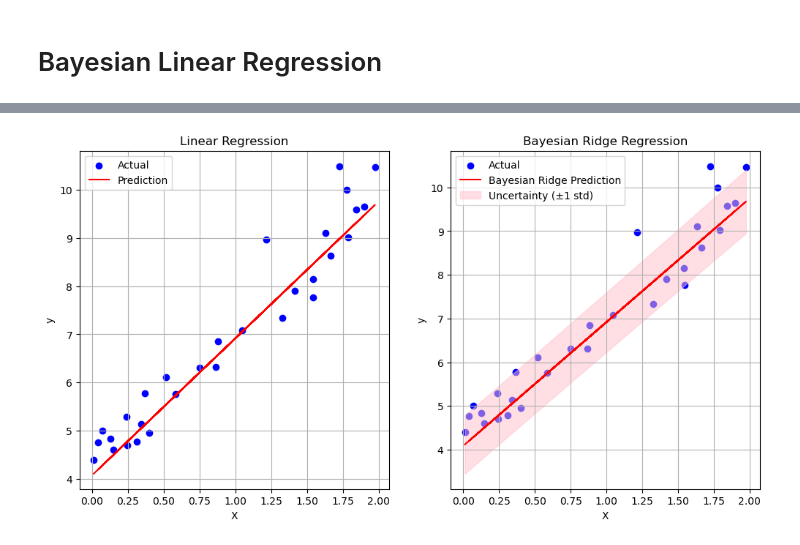
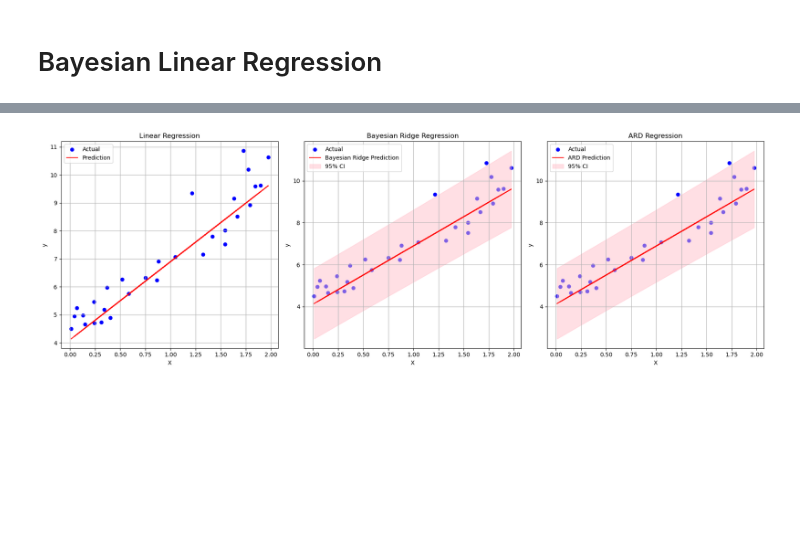
Before and after one commit to nguyenntkn/BayesianLinearRegression, a Jupyter notebook: main.ipynb, the cells around one changed output, grey strips where cells are left out. Cells and saved outputs as stored; diff of their text form; code cells hidden in the pictures; blank space fills up the shorter version.

Commit message:
ARDRegression

```diff
--- a/main.ipynb
+++ b/main.ipynb
@@ -2,85 +2,106 @@
 # Bayesian Linear Regression
 # %%
 import numpy as np
-import pandas as pd
 import matplotlib.pyplot as plt
 from sklearn.model_selection import train_test_split
-from sklearn.linear_model import LinearRegression, BayesianRidge
+from sklearn.linear_model import LinearRegression, BayesianRidge, ARDRegression
 from sklearn.metrics import mean_squared_error, r2_score
 
-noise_factor = 0.7  # Adjust this to increase or decrease noise in the data
+noise_factor = 0.9
 
 # Generate synthetic data
 np.random.seed(42)
-X = 2 * np.random.rand(100, 1)  # np.random.rand generates an array of numbers within [0,1) range. We can specify the array dimensions (rows, columns)
-                                # Times it by 2 to generate numbers within the [0,2) range
+X = 2 * np.random.rand(100, 1)
 y = 4 + 3 * X + np.random.randn(100, 1) * noise_factor
 
-# Split the data into training and testing sets
+# Split the data
 X_train, X_test, y_train, y_test = train_test_split(X, y, test_size=0.3, random_state=42)
 
-# ===================== Simple Linear Regression =====================
-# Train a linear regression model
+# ===================== Linear Regression =====================
 lin_reg = LinearRegression()
 lin_reg.fit(X_train, y_train)
+y_pred_lin = lin_reg.predict(X_test)
 
-# Predict on the test set
-y_pred = lin_reg.predict(X_test)
-
-# Evaluate the model
 print("Simple Linear Regression Results:")
-print(f"Mean Squared Error: {mean_squared_error(y_test, y_pred)}")
-print(f"R^2 Score: {r2_score(y_test, y_pred)}")
+print(f"Mean Squared Error: {mean_squared_error(y_test, y_pred_lin):.4f}")
+print(f"R^2 Score: {r2_score(y_test, y_pred_lin):.4f}")
 print("Coefficient:", lin_reg.coef_)
 print("Intercept:", lin_reg.intercept_)
 
-# ===================== Bayesian Linear Regression =====================
-# Train a linear regression model
+# ===================== Bayesian Ridge =====================
 bayes_reg = BayesianRidge()
 bayes_reg.fit(X_train, y_train)
+y_pred_bayes, y_std_bayes = bayes_reg.predict(X_test, return_std=True)
 
-# Predict on the test set
-y_mean, y_std = bayes_reg.predict(X_test, return_std=True)
-
-# Print learned coefficients
-print("\nBayesian Linear Regression Results:")
-print(f"Mean Squared Error: {mean_squared_error(y_test, y_mean)}")
-print(f"R^2 Score: {r2_score(y_test, y_mean)}")
+print("\nBayesian Ridge Results:")
+print(f"Mean Squared Error: {mean_squared_error(y_test, y_pred_bayes):.4f}")
+print(f"R^2 Score: {r2_score(y_test, y_pred_bayes):.4f}")
 print("Coefficient:", bayes_reg.coef_)
 print("Intercept:", bayes_reg.intercept_)
 
-# ============================== Plot =============================
+# ===================== ARD Regression =====================
+ard_reg = ARDRegression()
+ard_reg.fit(X_train, y_train)
+y_pred_ard, y_std_ard = ard_reg.predict(X_test, return_std=True)
+
+print("\nARD Regression Results:")
+print(f"Mean Squared Error: {mean_squared_error(y_test, y_pred_ard):.4f}")
+print(f"R^2 Score: {r2_score(y_test, y_pred_ard):.4f}")
+print("Coefficient:", ard_reg.coef_)
+print("Intercept:", ard_reg.intercept_)
+
+# ===================== Plotting =====================
+
+# Sort test points for smooth lines
 sorted_idx = np.argsort(X_test.squeeze())
 X_sorted = X_test.squeeze()[sorted_idx]
-y_mean_sorted = y_mean[sorted_idx]
-y_std_sorted = y_std[sorted_idx]
 
-# Plot the results
-fig, ax = plt.subplots(1, 2, figsize=(12, 6))
+# Compute CI for ARD
+ci_upper_ard = y_pred_ard + 1.96 * y_std_ard        # 1.96 standard deviations is ~ 95% CI
+ci_lower_ard = y_pred_ard - 1.96 * y_std_ard
+
+# Compute CI for Bayesian Ridge
+ci_upper_bayes = y_pred_bayes + 1.96 * y_std_bayes
+ci_lower_bayes = y_pred_bayes - 1.96 * y_std_bayes
+
+fig, ax = plt.subplots(1, 3, figsize=(18, 6))
 
 # ----- Linear Regression -----
 ax[0].scatter(X_test, y_test, color='blue', label='Actual')
-ax[0].plot(X_test, y_pred, color='red', label='Prediction')
+ax[0].plot(X_test, y_pred_lin, color='red', label='Prediction')
+ax[0].set_title('Linear Regression')
 ax[0].set_xlabel('X')
 ax[0].set_ylabel('y')
-ax[0].set_title('Linear Regression')
 ax[0].legend()
 ax[0].grid(True)
 
-# ----- Bayesian Ridge Regression -----
+# ----- Bayesian Ridge -----
 ax[1].scatter(X_test, y_test, color='blue', label='Actual')
-ax[1].plot(X_test, y_mean, color='red', label='Bayesian Ridge Prediction')
-ax[1].fill_between(X_sorted.squeeze(),
-                   y_mean_sorted - y_std_sorted,
-                   y_mean_sorted + y_std_sorted,
-                   color='pink', alpha=0.5, label='Uncertainty (±1 std)')
+ax[1].plot(X_test, y_pred_bayes, color='red', label='Bayesian Ridge Prediction')
+ax[1].fill_between(X_sorted,
+                   ci_lower_bayes[sorted_idx],
+                   ci_upper_bayes[sorted_idx],
+                   color='pink', alpha=0.5, label='95% CI')
 ax[1].set_title('Bayesian Ridge Regression')
 ax[1].set_xlabel('X')
 ax[1].set_ylabel('y')
 ax[1].legend()
 ax[1].grid(True)
 
+# ----- ARD Regression -----
+ax[2].scatter(X_test, y_test, color='blue', label='Actual')
+ax[2].plot(X_test, y_pred_ard, color='red', label='ARD Prediction')
+ax[2].fill_between(X_sorted,
+                   ci_lower_ard[sorted_idx],
+                   ci_upper_ard[sorted_idx],
+                   color='pink', alpha=0.5, label='95% CI')
+ax[2].set_title('ARD Regression')
+ax[2].set_xlabel('X')
+ax[2].set_ylabel('y')
+ax[2].legend()
+ax[2].grid(True)
 
+plt.tight_layout()
 plt.show()
 # %% [output]
 Simple Linear Regression Results:
@@ -97,4 +124,4 @@ Intercept: 4.089361861445758
-[figure, old version]
+[figure, new version]
 # %%
 import numpy as np
 import matplotlib.pyplot as plt
```
Also changed, not shown: parts of 2 cells of this notebook, 2 other files.
